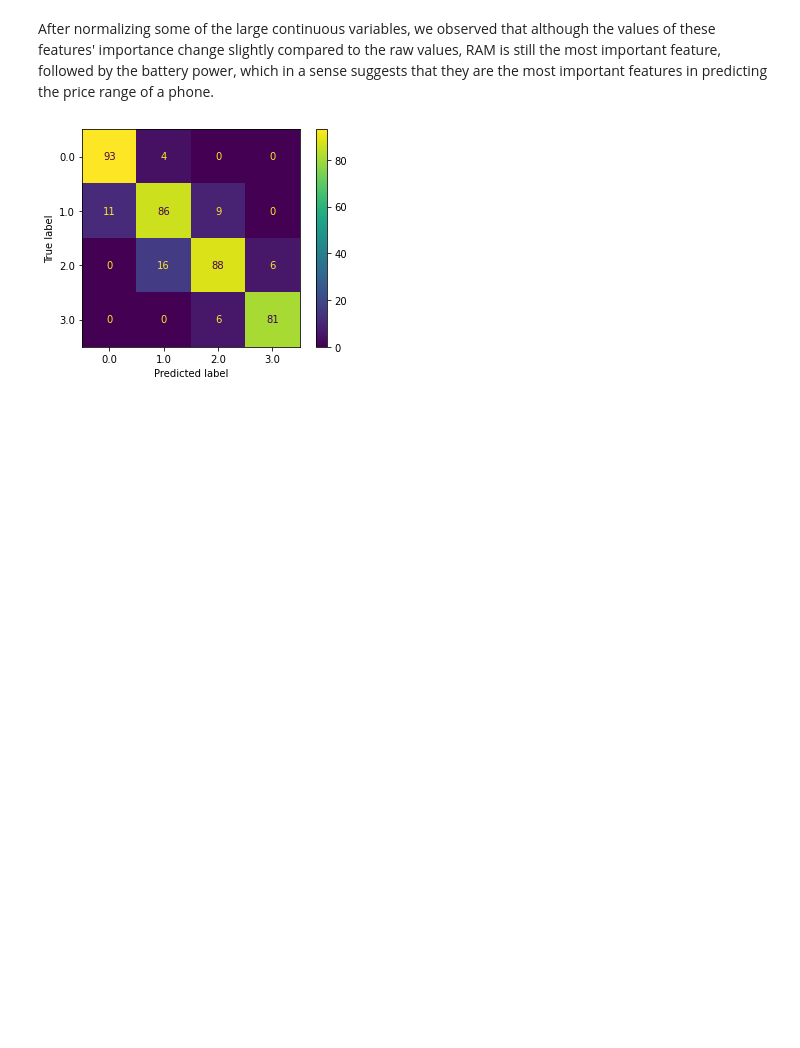
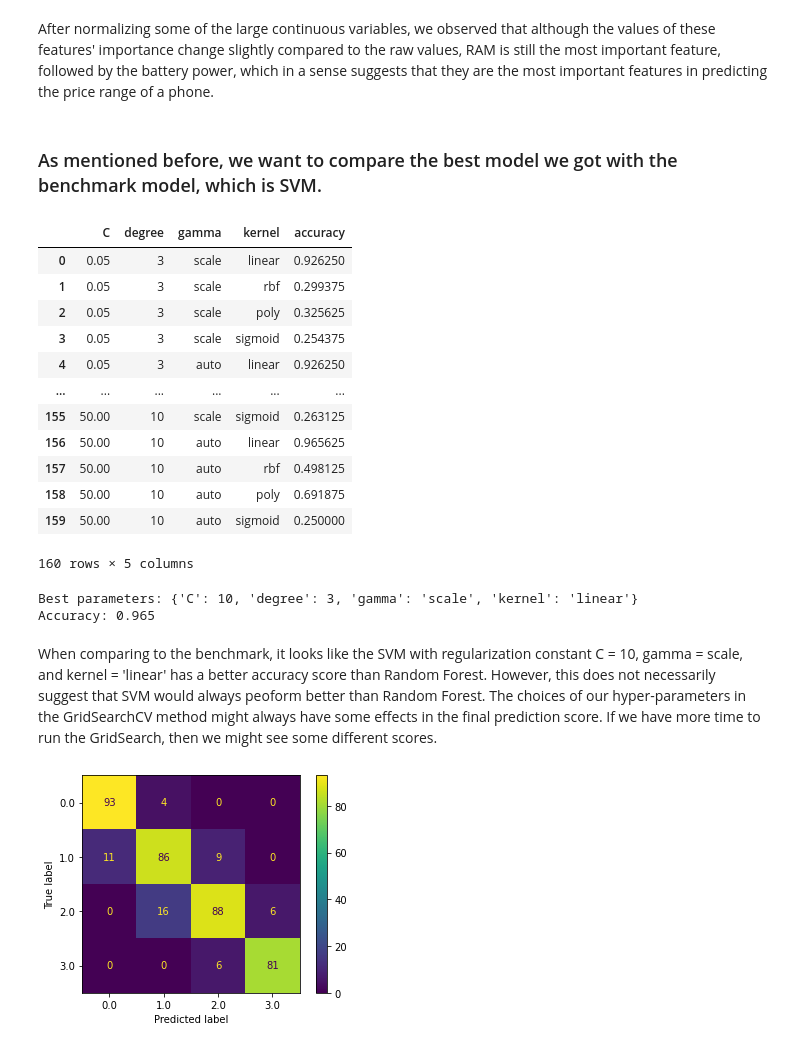
Before and after one commit to COGS118A/Group001-SP23, a Jupyter notebook: FinalProject_Group001-SP23.ipynb, the cells around one changed output. Cells and saved outputs as stored; diff of their text form; code cells hidden in the pictures; blank space fills up the shorter version.

Commit message:
Add SVM score

```diff
--- a/FinalProject_Group001-SP23.ipynb
+++ b/FinalProject_Group001-SP23.ipynb
@@ -356,5 +358,51 @@ array([0.07658194, 0.00490466, 0.02655916, 0.00615624, 0.0201038 ,
 # %% [markdown]
 After normalizing some of the large continuous variables, we observed that although the values of these features' importance change slightly compared to the raw values, RAM is still the most important feature, followed by the battery power, which in a sense suggests that they are the most important features in predicting the price range of a phone.
+# %% [markdown]
+### As mentioned before, we want to compare the best model we got with the benchmark model, which is SVM.
+# %%
+param_grid_svm = {
+    'C': [0.01, 0.1, 1, 10],
+    'kernel': ['linear', 'rbf','poly','sigmoid'],
+    'gamma': ['scale', 'auto'],
+    'degree': [3, 5, 8, 10]
+}
+
+svm_model = SVC(random_state=42)
+
+grid_search_svm = GridSearchCV(svm_model, param_grid_svm, cv=5)
+grid_search_svm.fit(X_train_transformed, y_train)
+
+best_svm_model = grid_search_svm.best_estimator_
+# %%
+results_SVM = pd.DataFrame(grid_search_svm.cv_results_['params'] )
+results_SVM['accuracy'] = grid_search_svm.cv_results_['mean_test_score']
+results_SVM
+# %% [output]
+|  | C | degree | gamma | kernel | accuracy |
+| 0 | 0.05 | 3 | scale | linear | 0.926250 |
+| 1 | 0.05 | 3 | scale | rbf | 0.299375 |
+| 2 | 0.05 | 3 | scale | poly | 0.325625 |
+| 3 | 0.05 | 3 | scale | sigmoid | 0.254375 |
+| 4 | 0.05 | 3 | auto | linear | 0.926250 |
+| ... | ... | ... | ... | ... | ... |
+| 155 | 50.00 | 10 | scale | sigmoid | 0.263125 |
+| 156 | 50.00 | 10 | auto | linear | 0.965625 |
+| 157 | 50.00 | 10 | auto | rbf | 0.498125 |
+| 158 | 50.00 | 10 | auto | poly | 0.691875 |
+| 159 | 50.00 | 10 | auto | sigmoid | 0.250000 |
+160 rows × 5 columns
+# %%
+y_pred_svm = best_svm_model.predict(X_test_transformed)
+accuracy_svm = accuracy_score(y_test, y_pred_svm)
+
+# print the best prarameter
+print("Best parameters:", grid_search_svm.best_params_)
+print("Accuracy:", accuracy_svm)
+# %% [output]
+Best parameters: {'C': 10, 'degree': 3, 'gamma': 'scale', 'kernel': 'linear'}
+Accuracy: 0.965
+# %% [markdown]
+When comparing to the benchmark, it looks like the SVM with regularization constant C = 10, gamma = scale, and kernel = 'linear' has a better accuracy score than Random Forest. However, this does not necessarily suggest that SVM would always peoform better than Random Forest. The choices of our hyper-parameters in the GridSearchCV method might always have some effects in the final prediction score. If we have more time to run the GridSearch, then we might see some different scores.
 # %%
 disp = plot_confusion_matrix(best_model_transformed, X_test_transformed, y_test)
 plt.show()  # To display the confusion matrix
```
Also changed, not shown: parts of 13 cells of this notebook.
